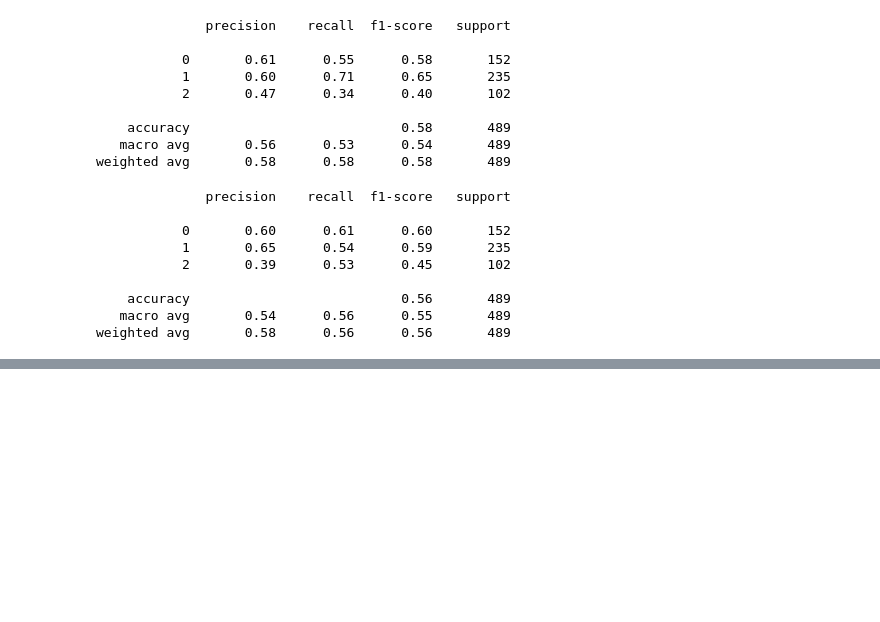
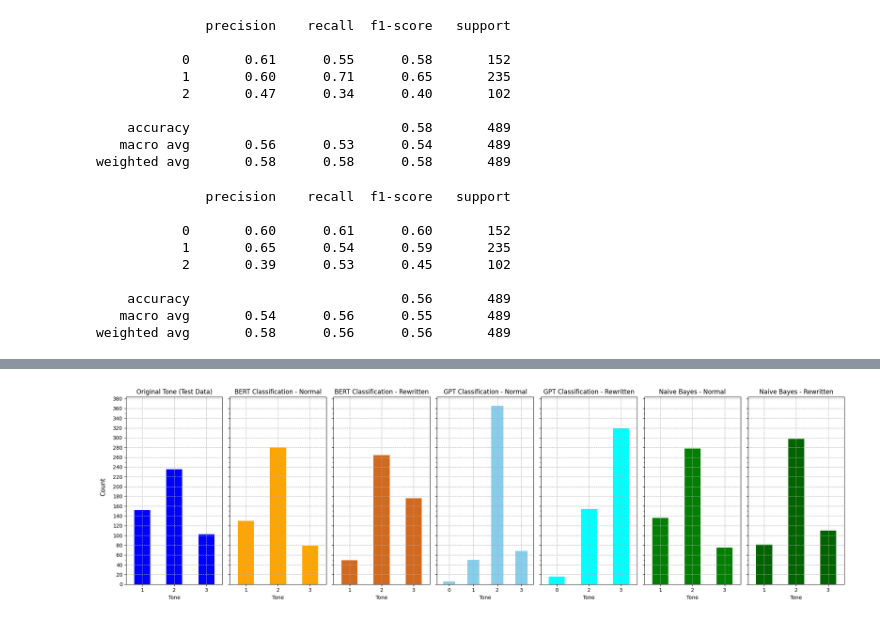
Before and after one commit to Gianini2/politeness1, a Jupyter notebook: politepeer-classification.ipynb, the cells around one changed output, grey strips where cells are left out. Cells and saved outputs as stored; diff of their text form; code cells hidden in the pictures; blank space fills up the shorter version.

```diff
--- a/politepeer-classification.ipynb
+++ b/politepeer-classification.ipynb
@@ -1458,0 +1838,3 @@ weighted avg       0.58      0.56      0.56       489
+# %%
+# fixing the null values for the GPT 3 labels rewritten classification
+evaluation_dataframe.loc[evaluation_dataframe['GptClassification_rewritten_3labels'].isnull(), 'GptClassification_rewritten_3labels'] = 0
@@ -1458,0 +1910,62 @@ weighted avg       0.58      0.56      0.56       489
+# %%
+alpha = 1
+
+# Create subplots
+fig, axes = plt.subplots(1, 7, figsize=(20, 6), sharey=True)
+
+# # Original Tone
+evaluation_dataframe['Simplf_Tone'].astype(int).value_counts().sort_index().plot(kind='bar', ax=axes[0], color='blue')
+axes[0].set_title('Original Tone (Test Data)')
+axes[0].tick_params(axis='x', rotation=0)  # Rotate xticks by 45 degrees
+axes[0].set_xlabel('Tone')
+axes[0].grid(ls='--', alpha=alpha)
+
+# # Plot for BERT Classification - Normal
+evaluation_dataframe['bert_predicted_label_3classes'].astype(int).value_counts().sort_index().plot(kind='bar', ax=axes[1], color='orange')
+axes[1].set_title('BERT Classification - Normal')
+axes[1].tick_params(axis='x', rotation=0)  # Rotate xticks by 45 degrees
+axes[1].set_xlabel('Tone')
+axes[1].grid(ls='--', alpha=alpha)
+
+# # Plot for BERT Classification - Rewritten
+evaluation_dataframe['bert_rewritten_predicted_label_3classes'].astype(int).value_counts().sort_index().plot(kind='bar', ax=axes[2], color='chocolate')
+axes[2].set_title('BERT Classification - Rewritten')
+axes[2].tick_params(axis='x', rotation=0)  # Rotate xticks by 45 degrees
+axes[2].set_xlabel('Tone')
+axes[2].grid(ls='--', alpha=alpha)
+
+# # Plot for GPT Classification - Normal
+evaluation_dataframe['GptClassification_3labels'].astype(int).value_counts().sort_index().plot(kind='bar', ax=axes[3], color='skyblue')
+axes[3].set_title('GPT Classification - Normal')
+axes[3].tick_params(axis='x', rotation=0)  # Rotate xticks by 45 degrees
+axes[3].set_xlabel('Tone')
+axes[3].grid(ls='--', alpha=alpha)
+
+# # Plot for GPT Classification - Rewritten
+evaluation_dataframe['GptClassification_rewritten_3labels'].astype(int).value_counts().sort_index().plot(kind='bar', ax=axes[4], color='cyan')
+axes[4].set_title('GPT Classification - Rewritten')
+axes[4].tick_params(axis='x', rotation=0)  # Rotate xticks by 45 degrees
+axes[4].set_xlabel('Tone')
+axes[4].grid(ls='--', alpha=alpha)
+
+evaluation_dataframe['nb_3labels_classification'].astype(int).value_counts().sort_index().plot(kind='bar', ax=axes[5], color='green')
+axes[5].set_title('Naive Bayes - Normal')
+axes[5].tick_params(axis='x', rotation=0)  # Rotate xticks by 45 degrees
+axes[5].set_xlabel('Tone')
+axes[5].grid(ls='--', alpha=alpha)
+
+evaluation_dataframe['nb_3l_rewritten_result'].astype(int).value_counts().sort_index().plot(kind='bar', ax=axes[6], color='darkgreen')
+axes[6].set_title('Naive Bayes - Rewritten')
+axes[6].tick_params(axis='x', rotation=0)  # Rotate xticks by 45 degrees
+axes[6].set_xlabel('Tone')
+axes[6].grid(ls='--', alpha=alpha)
+
+# Set shared y-axis label
+fig.text(-0.01, 0.5, 'Count', rotation=90, fontsize=12)
+plt.yticks(range(0, 381, 20))
+
+# Adjust layout and show the plot
+plt.tight_layout()
+plt.show()
+# %% [output]
+[figure, added]
```
Also changed, not shown: parts of 30 cells of this notebook.
